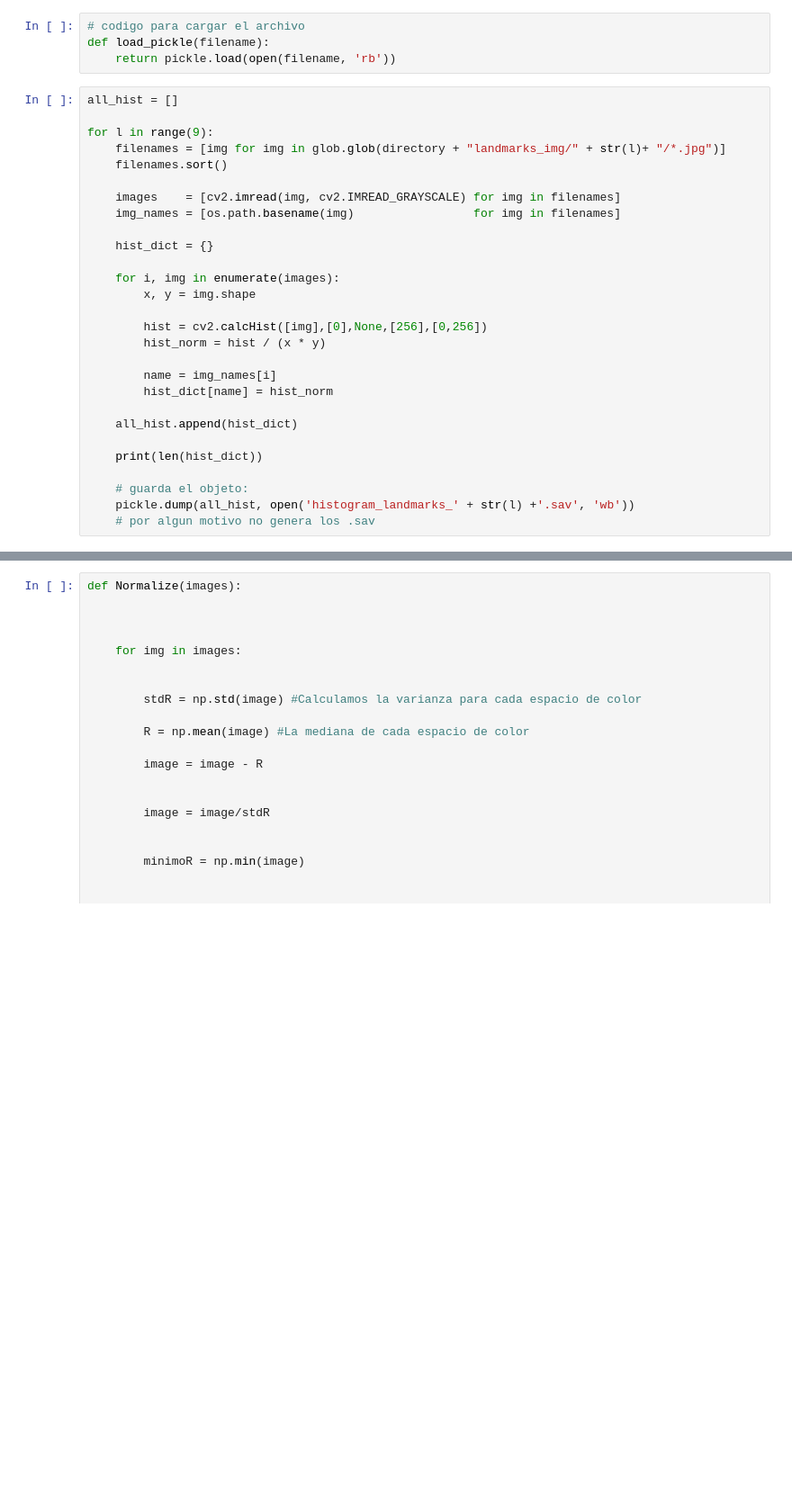
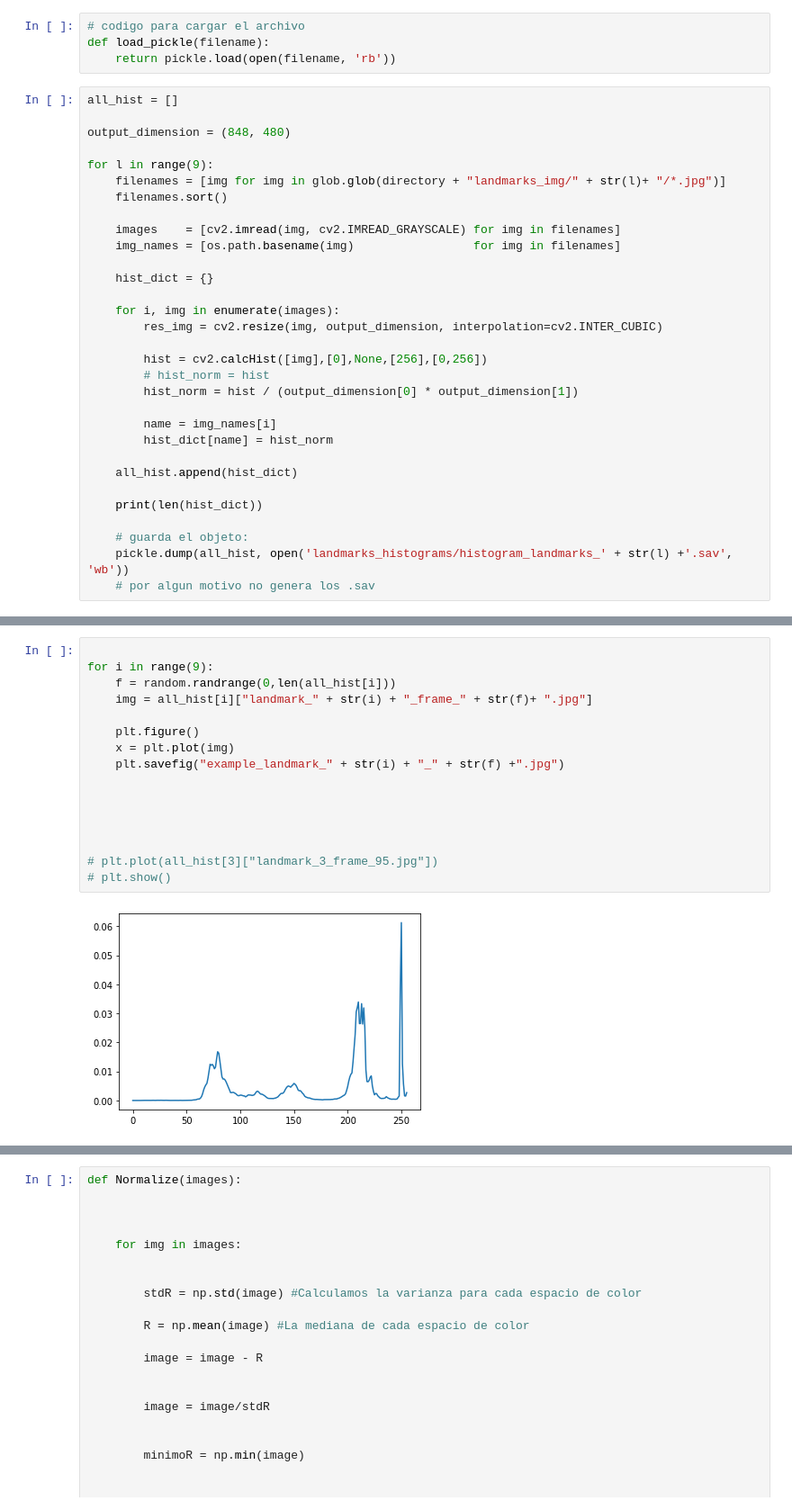
Before and after one commit to BenitezDev/Visual-Topological-Maps, a Jupyter notebook: Practica2.ipynb, the cells around one changed output, grey strips where cells are left out. Shown: that part at 90% size. Drawn from its saved outputs; the diff is of its cells as text; blank space fills up the shorter version.

```diff
--- a/Practica2.ipynb
+++ b/Practica2.ipynb
@@ -102,6 +103,8 @@ def load_pickle(filename):
     return pickle.load(open(filename, 'rb'))
 # %%
 all_hist = []
+
+output_dimension = (848, 480)
 
 for l in range(9):
     filenames = [img for img in glob.glob(directory + "landmarks_img/" + str(l)+ "/*.jpg")]
@@ -113,10 +116,11 @@ for l in range(9):
     hist_dict = {}
 
     for i, img in enumerate(images):
-        x, y = img.shape
+        res_img = cv2.resize(img, output_dimension, interpolation=cv2.INTER_CUBIC)
 
         hist = cv2.calcHist([img],[0],None,[256],[0,256])
-        hist_norm = hist / (x * y)
+        # hist_norm = hist
+        hist_norm = hist / (output_dimension[0] * output_dimension[1])
 
         name = img_names[i]
         hist_dict[name] = hist_norm
@@ -126,5 +130,5 @@ for l in range(9):
     print(len(hist_dict))
 
     # guarda el objeto:
-    pickle.dump(all_hist, open('histogram_landmarks_' + str(l) +'.sav', 'wb'))
+    pickle.dump(all_hist, open('landmarks_histograms/histogram_landmarks_' + str(l) +'.sav', 'wb'))
     # por algun motivo no genera los .sav
@@ -130,0 +145,18 @@ for l in range(9):
+# %%
+
+for i in range(9):
+    f = random.randrange(0,len(all_hist[i]))
+    img = all_hist[i]["landmark_" + str(i) + "_frame_" + str(f)+ ".jpg"]
+
+    plt.figure()
+    x = plt.plot(img)
+    plt.savefig("example_landmark_" + str(i) + "_" + str(f) +".jpg")
+
+
+
+
+
+# plt.plot(all_hist[3]["landmark_3_frame_95.jpg"])
+# plt.show()
+# %% [output]
+[figure, added]
```
Also changed, not shown: parts of 4 cells of this notebook.
